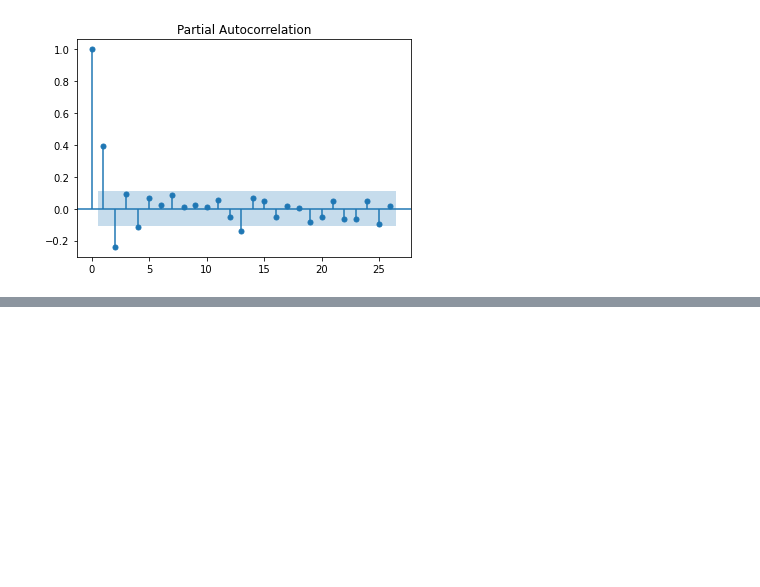
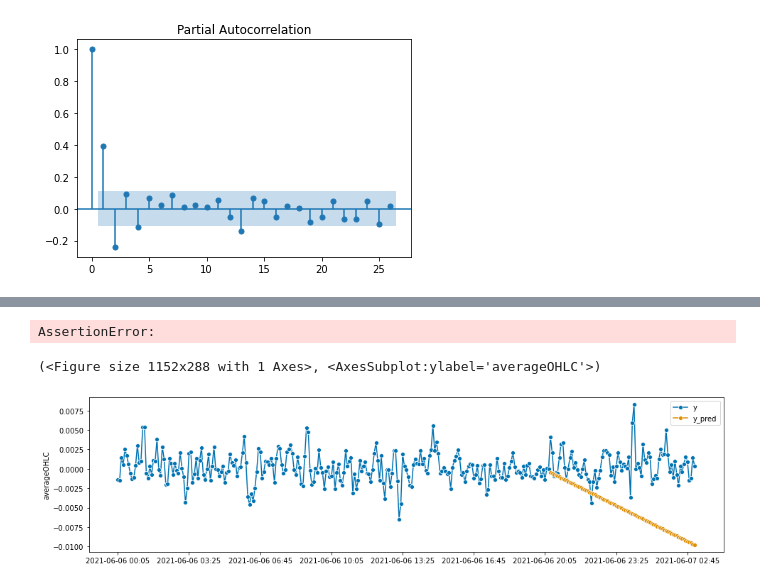
Before and after one commit to sputnik516/ML4AT, a Jupyter notebook: _scratch_code/dataset_explore.ipynb, the cells around one changed output, grey strips where cells are left out. Cells and saved outputs as stored; diff of their text form; code cells hidden in the pictures; blank space fills up the shorter version.

Commit message:
ARIMA  - WIP

```diff
--- a/_scratch_code/dataset_explore.ipynb
+++ b/_scratch_code/dataset_explore.ipynb
@@ -171,0 +181,9 @@ plt.show()
+# %%
+y = returns.copy()
+y_train, y_test = temporal_train_test_split(y)
+# %%
+fh = ForecastingHorizon(
+    pd.PeriodIndex(pd.date_range(y_test.index.to_timestamp().min(), periods=y_test.index.size, freq="5T")), is_relative=False
+)
+cutoff = pd.Period(y_test.index.to_timestamp().max(), freq="5T")
+fh.to_absolute(cutoff)
@@ -171,0 +208,17 @@ plt.show()
+# %%
+# Naive forecaster
+forecaster = NaiveForecaster(strategy="mean")
+forecaster.fit(y_train)
+y_pred = forecaster.predict(fh)
+plot_series(y, y_pred, labels=["y", "y_pred"])
+# %% [output]
+AssertionError:
+# %%
+# ARIMA
+forecaster = ARIMA(order=(2,1,1))
+forecaster.fit(y_train)
+y_pred = forecaster.predict(fh)
+plot_series(y, y_pred, labels=["y", "y_pred"])
+# %% [output]
+(<Figure size 1152x288 with 1 Axes>, <AxesSubplot:ylabel='averageOHLC'>)
+[figure, added]
```
Also changed, not shown: parts of 4 cells of this notebook.
